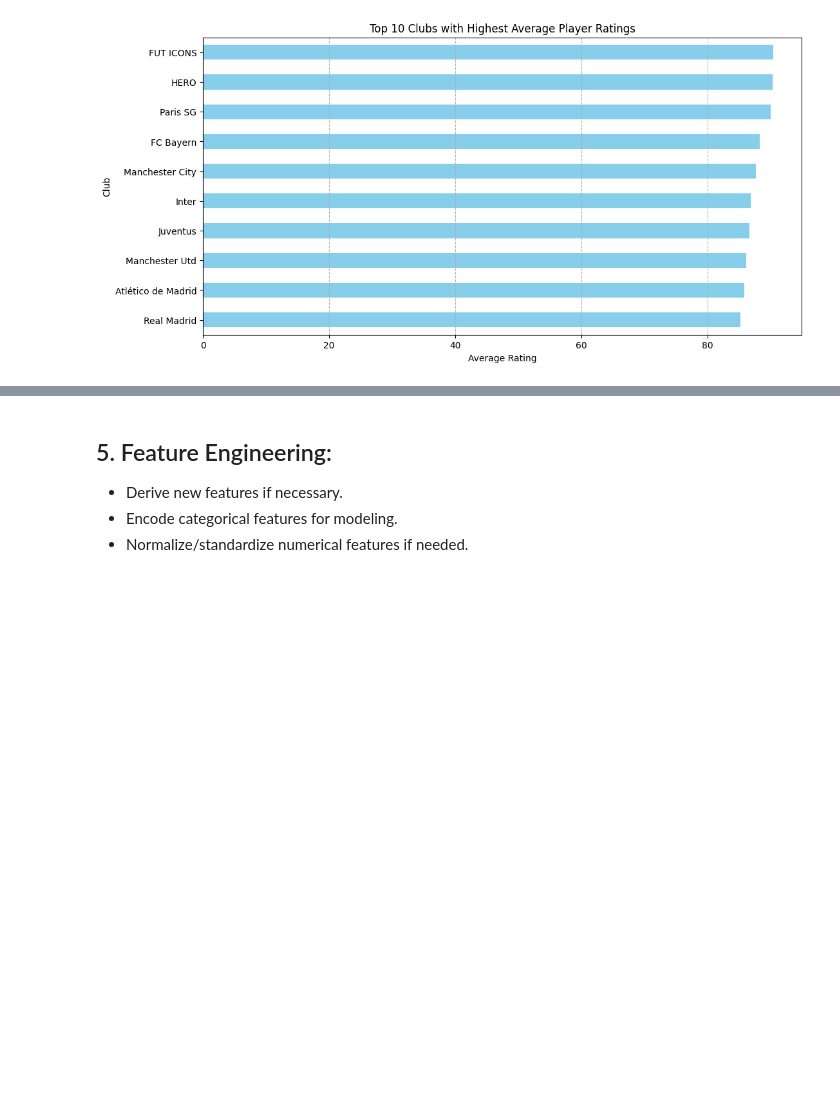
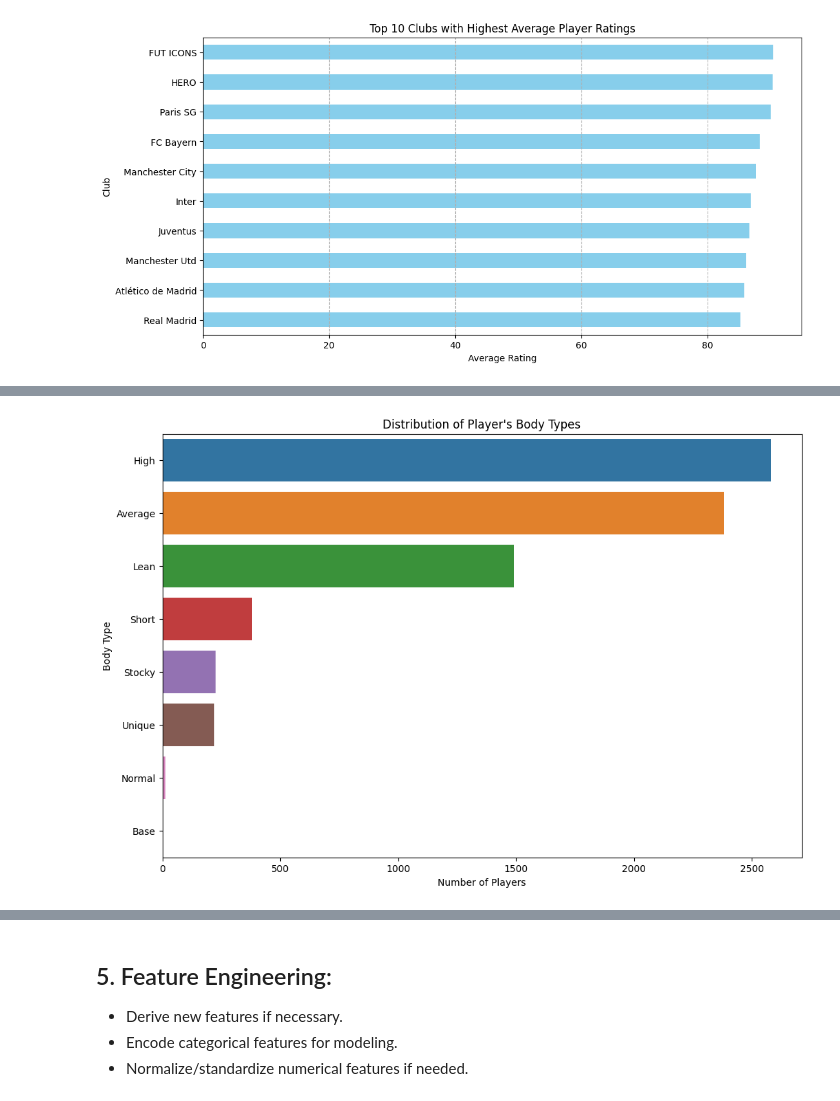
Before and after one commit to diogo-costa-silva/data-science-notebooks, a Jupyter notebook: fifa-23-ultimate-team-players/fifa23-players-analysis.ipynb, the cells around one changed output, grey strips where cells are left out. Saved outputs shown, nothing was run; the diff lists cells and outputs as text; code cells hidden in the pictures; blank space fills up the shorter version.

```diff
--- a/fifa-23-ultimate-team-players/fifa23-players-analysis.ipynb
+++ b/fifa-23-ultimate-team-players/fifa23-players-analysis.ipynb
@@ -504,0 +538,11 @@ plt.show()
+# %%
+# Create a bar plot showing the counts of each body type
+plt.figure(figsize=(12, 8))
+bodytype_counts = players['BodyType'].value_counts()
+sns.barplot(x=bodytype_counts.values, y=bodytype_counts.index)
+plt.title('Distribution of Player\'s Body Types')
+plt.xlabel('Number of Players')
+plt.ylabel('Body Type')
+plt.show()
+# %% [output]
+[figure, added]
```
Also changed, not shown: parts of 46 cells of this notebook, 1 other file.
